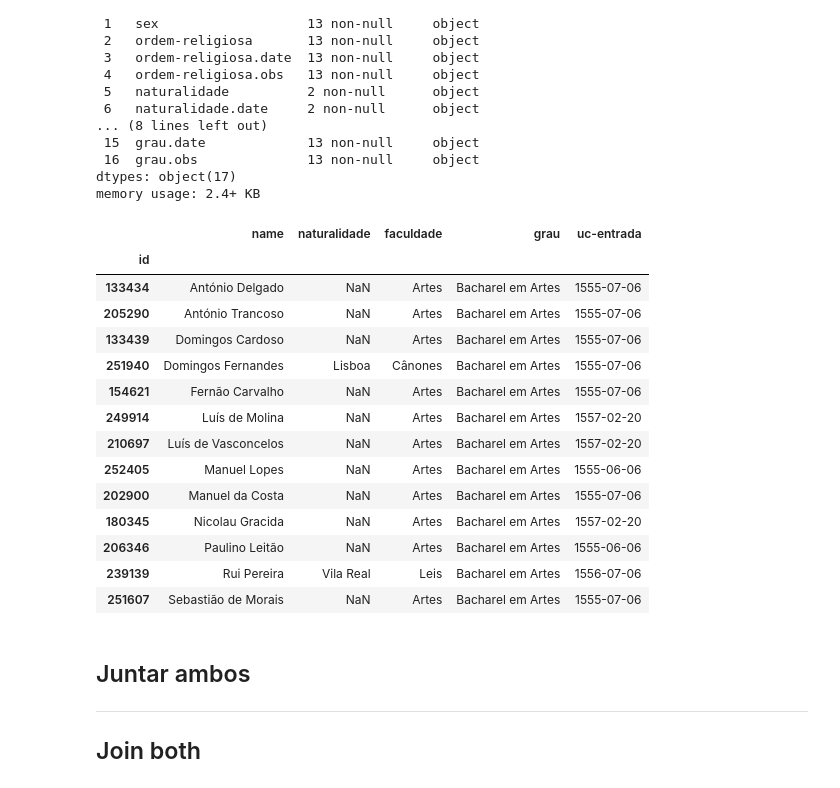
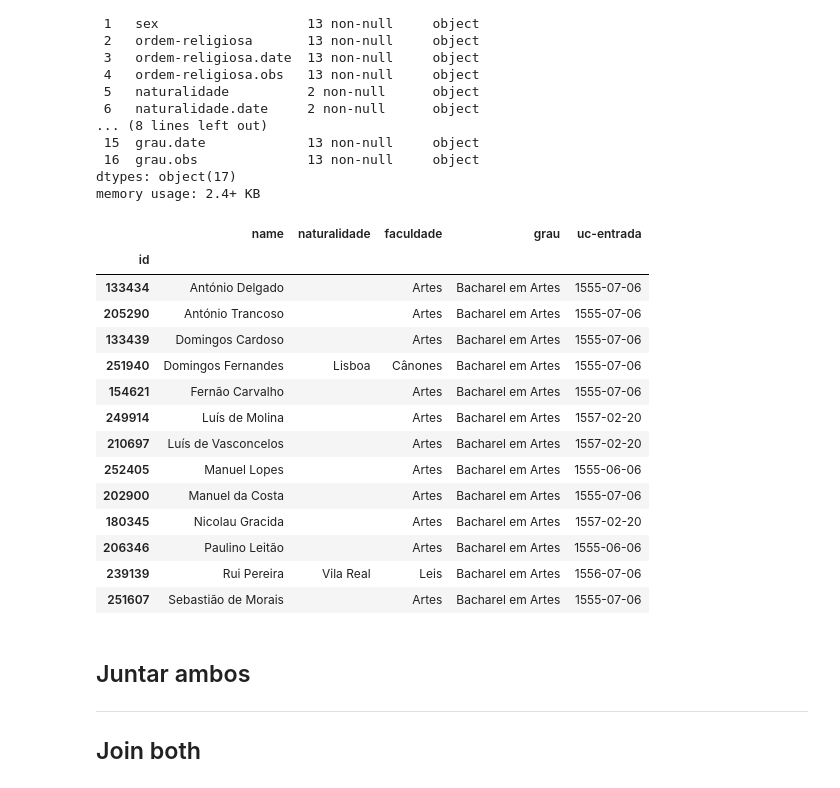
Before and after one commit to joaquimrcarvalho/fauc1537-1919, a Jupyter notebook: notebooks/023-jesuits.ipynb, the cells around one changed output. Cells and saved outputs as stored; diff of their text form; code cells hidden in the pictures.

```diff
--- a/notebooks/023-jesuits.ipynb
+++ b/notebooks/023-jesuits.ipynb
@@ -86,6 +87,7 @@ cjesus = attribute_to_df(
                     the_value='Companhia de Jesus',
                     person_info=True,
                     more_cols=['naturalidade','faculdade','uc-entrada','grau'],
+                    dates_in=('1500','1950'),
                     sql_echo=False)
 cjesus.info()
 # %% [output]
@@ -107,23 +109,23 @@ Data columns (total 17 columns):
 dtypes: object(17)
 memory usage: 2.4+ KB
 # %%
-cjesus[['name','naturalidade','faculdade','grau','uc-entrada']].sort_values(['name'])
+cjesus[['name','naturalidade','faculdade','grau','uc-entrada']].sort_values(['name']).fillna("")
 # %% [output]
 |  | name | naturalidade | faculdade | grau | uc-entrada |
 | id |  |  |  |  |  |
-| 133434 | António Delgado | NaN | Artes | Bacharel em Artes | 1555-07-06 |
-| 205290 | António Trancoso | NaN | Artes | Bacharel em Artes | 1555-07-06 |
-| 133439 | Domingos Cardoso | NaN | Artes | Bacharel em Artes | 1555-07-06 |
+| 133434 | António Delgado |  | Artes | Bacharel em Artes | 1555-07-06 |
+| 205290 | António Trancoso |  | Artes | Bacharel em Artes | 1555-07-06 |
+| 133439 | Domingos Cardoso |  | Artes | Bacharel em Artes | 1555-07-06 |
 | 251940 | Domingos Fernandes | Lisboa | Cânones | Bacharel em Artes | 1555-07-06 |
-| 154621 | Fernão Carvalho | NaN | Artes | Bacharel em Artes | 1555-07-06 |
-| 249914 | Luís de Molina | NaN | Artes | Bacharel em Artes | 1557-02-20 |
-| 210697 | Luís de Vasconcelos | NaN | Artes | Bacharel em Artes | 1557-02-20 |
-| 252405 | Manuel Lopes | NaN | Artes | Bacharel em Artes | 1555-06-06 |
-| 202900 | Manuel da Costa | NaN | Artes | Bacharel em Artes | 1555-07-06 |
-| 180345 | Nicolau Gracida | NaN | Artes | Bacharel em Artes | 1557-02-20 |
-| 206346 | Paulino Leitão | NaN | Artes | Bacharel em Artes | 1555-06-06 |
+| 154621 | Fernão Carvalho |  | Artes | Bacharel em Artes | 1555-07-06 |
+| 249914 | Luís de Molina |  | Artes | Bacharel em Artes | 1557-02-20 |
+| 210697 | Luís de Vasconcelos |  | Artes | Bacharel em Artes | 1557-02-20 |
+| 252405 | Manuel Lopes |  | Artes | Bacharel em Artes | 1555-06-06 |
+| 202900 | Manuel da Costa |  | Artes | Bacharel em Artes | 1555-07-06 |
+| 180345 | Nicolau Gracida |  | Artes | Bacharel em Artes | 1557-02-20 |
+| 206346 | Paulino Leitão |  | Artes | Bacharel em Artes | 1555-06-06 |
 | 239139 | Rui Pereira | Vila Real | Leis | Bacharel em Artes | 1556-07-06 |
-| 251607 | Sebastião de Morais | NaN | Artes | Bacharel em Artes | 1555-07-06 |
+| 251607 | Sebastião de Morais |  | Artes | Bacharel em Artes | 1555-07-06 |
 # %% [markdown]
 ## Juntar ambos
 
```
Also changed, not shown: parts of 3 cells of this notebook.
